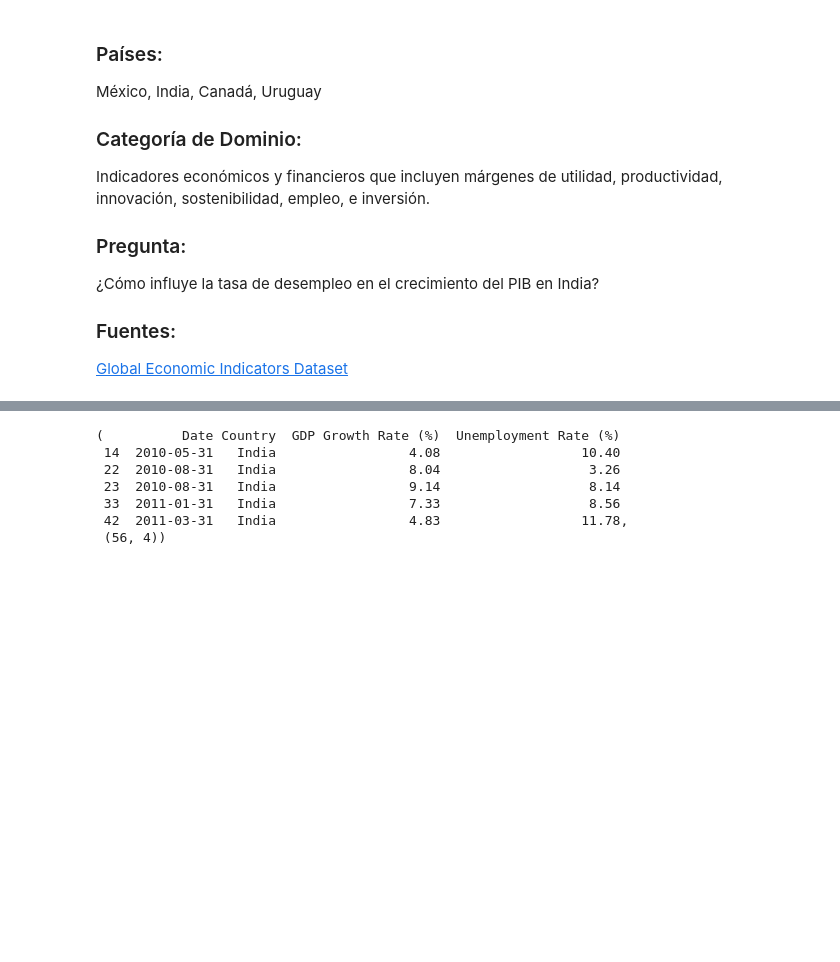
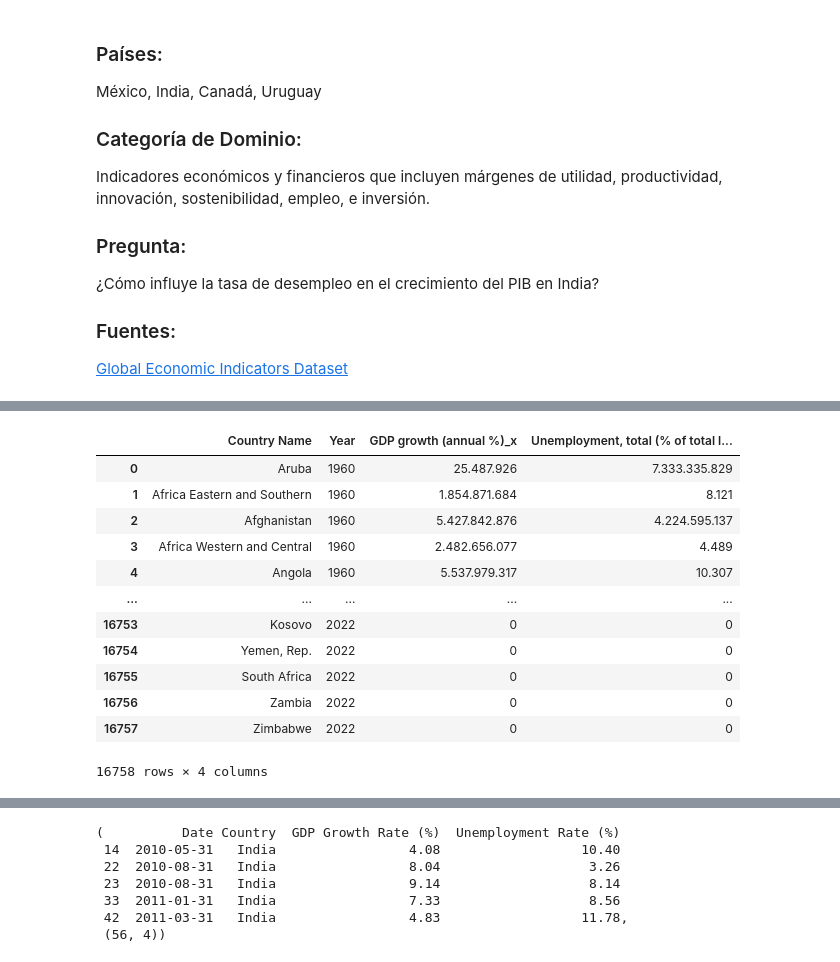
Before and after one commit to AlexiaPereiraa/Proyecto-3, a Jupyter notebook: proyecto_3.ipynb, the cells around one changed output, grey strips where cells are left out. Saved outputs shown, nothing was run; the diff lists cells and outputs as text; code cells hidden in the pictures; blank space fills up the shorter version.

```diff
--- a/proyecto_3.ipynb
+++ b/proyecto_3.ipynb
@@ -86,0 +45,17 @@ plt.show()
+# %%
+df = world[['Country Name', 'Year', 'GDP growth (annual %)_x', 'Unemployment, total (% of total labor force)']]
+df
+# %% [output]
+|  | Country Name | Year | GDP growth (annual %)_x | Unemployment, total (% of total l... |
+| 0 | Aruba | 1960 | 25.487.926 | 7.333.335.829 |
+| 1 | Africa Eastern and Southern | 1960 | 1.854.871.684 | 8.121 |
+| 2 | Afghanistan | 1960 | 5.427.842.876 | 4.224.595.137 |
+| 3 | Africa Western and Central | 1960 | 2.482.656.077 | 4.489 |
+| 4 | Angola | 1960 | 5.537.979.317 | 10.307 |
+| ... | ... | ... | ... | ... |
+| 16753 | Kosovo | 2022 | 0 | 0 |
+| 16754 | Yemen, Rep. | 2022 | 0 | 0 |
+| 16755 | South Africa | 2022 | 0 | 0 |
+| 16756 | Zambia | 2022 | 0 | 0 |
+| 16757 | Zimbabwe | 2022 | 0 | 0 |
+16758 rows × 4 columns
```
Also changed, not shown: parts of 5 cells of this notebook, 3 other files.
